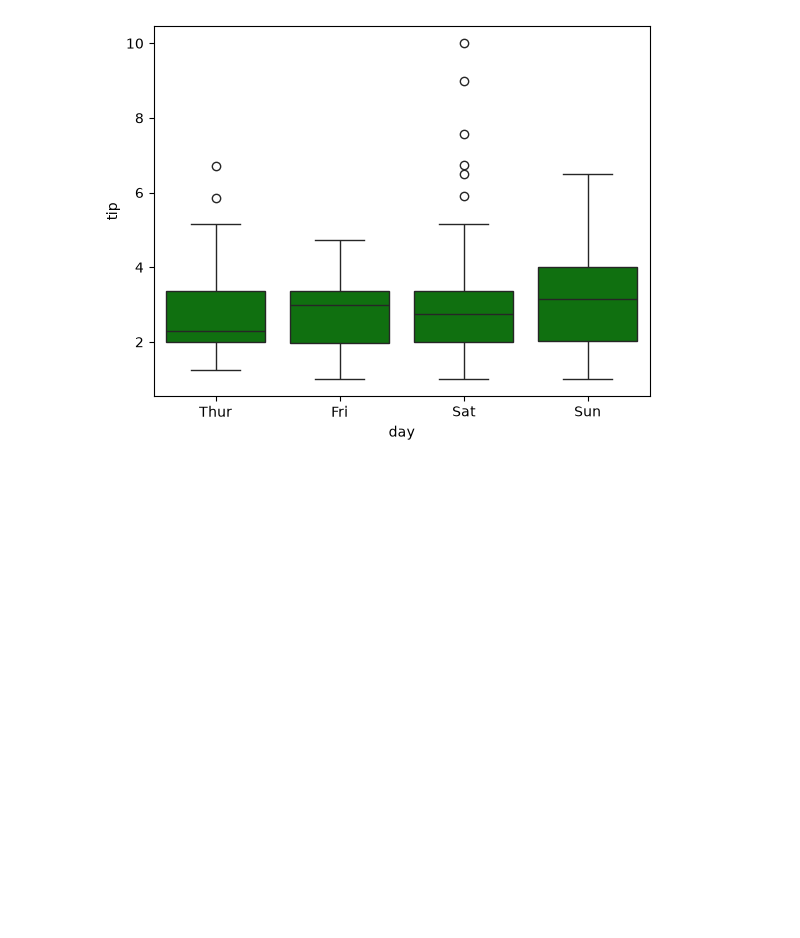
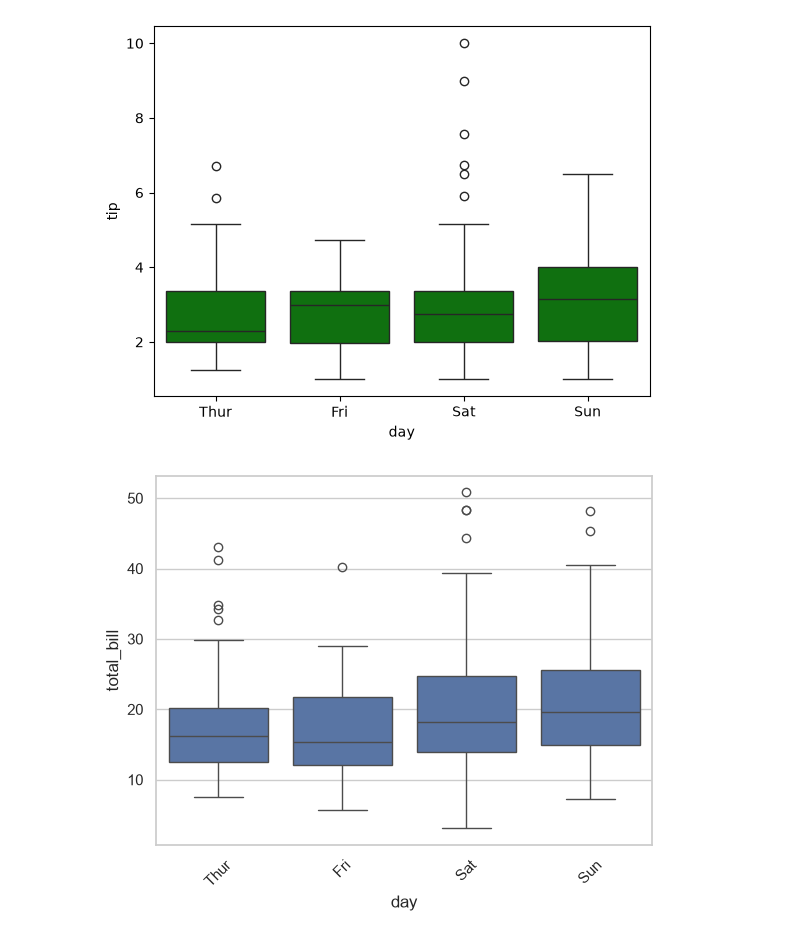
Before and after one commit to hassansagheer/AI-ML, a Jupyter notebook: Seaborn/Categorical Plots/BoxPlot.ipynb, the cells around one changed output. Cells and saved outputs as stored; diff of their text form; code cells hidden in the pictures; blank space fills up the shorter version.

```diff
--- a/Seaborn/Categorical Plots/BoxPlot.ipynb
+++ b/Seaborn/Categorical Plots/BoxPlot.ipynb
@@ -53,3 +53,24 @@ sns.boxplot(x="day", y="tip", data=df, color="green")
 plt.show()
 # %% [output]
 [figure]
+# %%
+import matplotlib.pyplot as plt
+import seaborn as sns
+
+# Set the style of the background
+sns.set(style="whitegrid")
+
+# Load a built-in dataset
+tips = sns.load_dataset("tips")
+
+# Create a plot using both x and y parameters
+ax = sns.boxplot(x="day", y="total_bill", data=tips)
+
+# Customize X and Y ticks
+plt.xticks(rotation=45)                   # Rotate x-axis tick labels for better readability
+plt.yticks([10, 20, 30, 40, 50])          # Set specific tick intervals on the y-axis
+
+# Show the plot
+plt.show()
+# %% [output]
+[figure, added]
```
Also changed, not shown: 2 other files.
